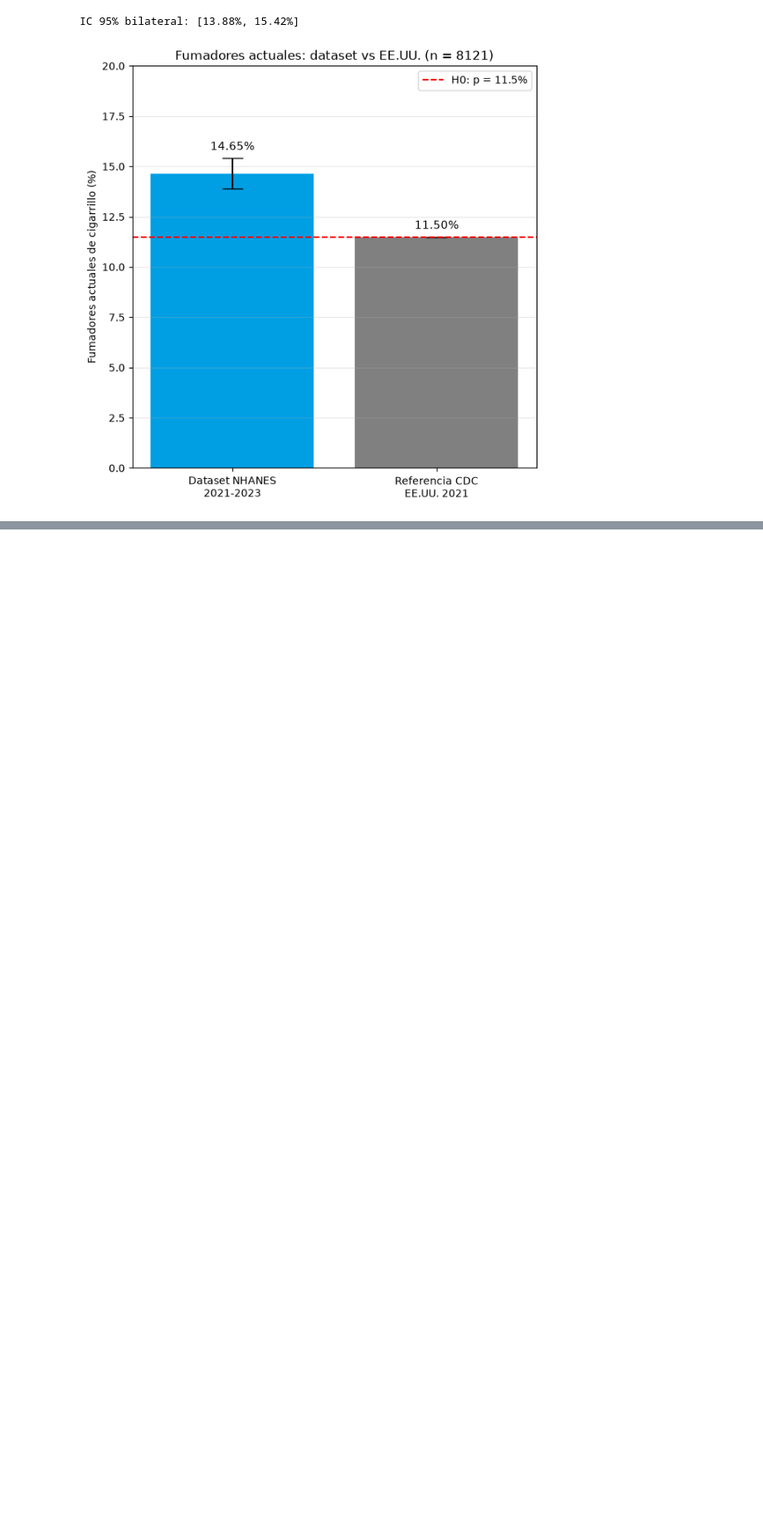
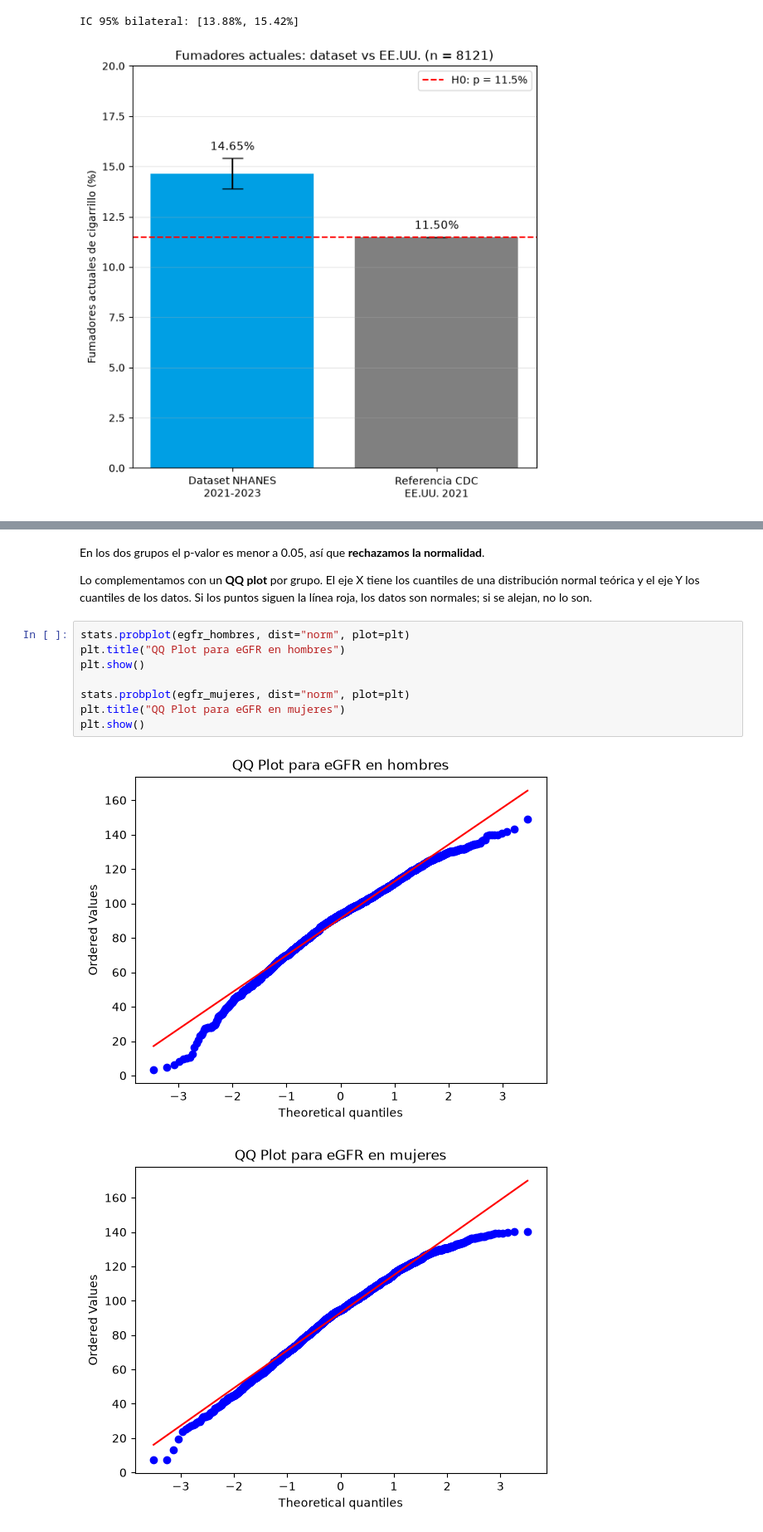
Before and after one commit to FranGonzalez354/TPE_fundamentos, a Jupyter notebook: CodeTPE.ipynb, the cells around one changed output, grey strips where cells are left out. Shown at 83% size. Drawn from its saved outputs; the diff is of its cells as text; blank space fills up the shorter version.

```diff
--- a/CodeTPE.ipynb
+++ b/CodeTPE.ipynb
@@ -443,0 +548,15 @@ Test Chi-cuadrado: Estadístico = 4463.709, p-valor = 0.0000e+00
+# %% [markdown]
+En los dos grupos el p-valor es menor a 0.05, así que **rechazamos la normalidad**.
+
+Lo complementamos con un **QQ plot** por grupo. El eje X tiene los cuantiles de una distribución normal teórica y el eje Y los cuantiles de los datos. Si los puntos siguen la línea roja, los datos son normales; si se alejan, no lo son.
+# %%
+stats.probplot(egfr_hombres, dist="norm", plot=plt)
+plt.title("QQ Plot para eGFR en hombres")
+plt.show()
+
+stats.probplot(egfr_mujeres, dist="norm", plot=plt)
+plt.title("QQ Plot para eGFR en mujeres")
+plt.show()
+# %% [output]
+[figure, added]
+[figure, added]
```
Also changed, not shown: parts of 66 cells of this notebook.
